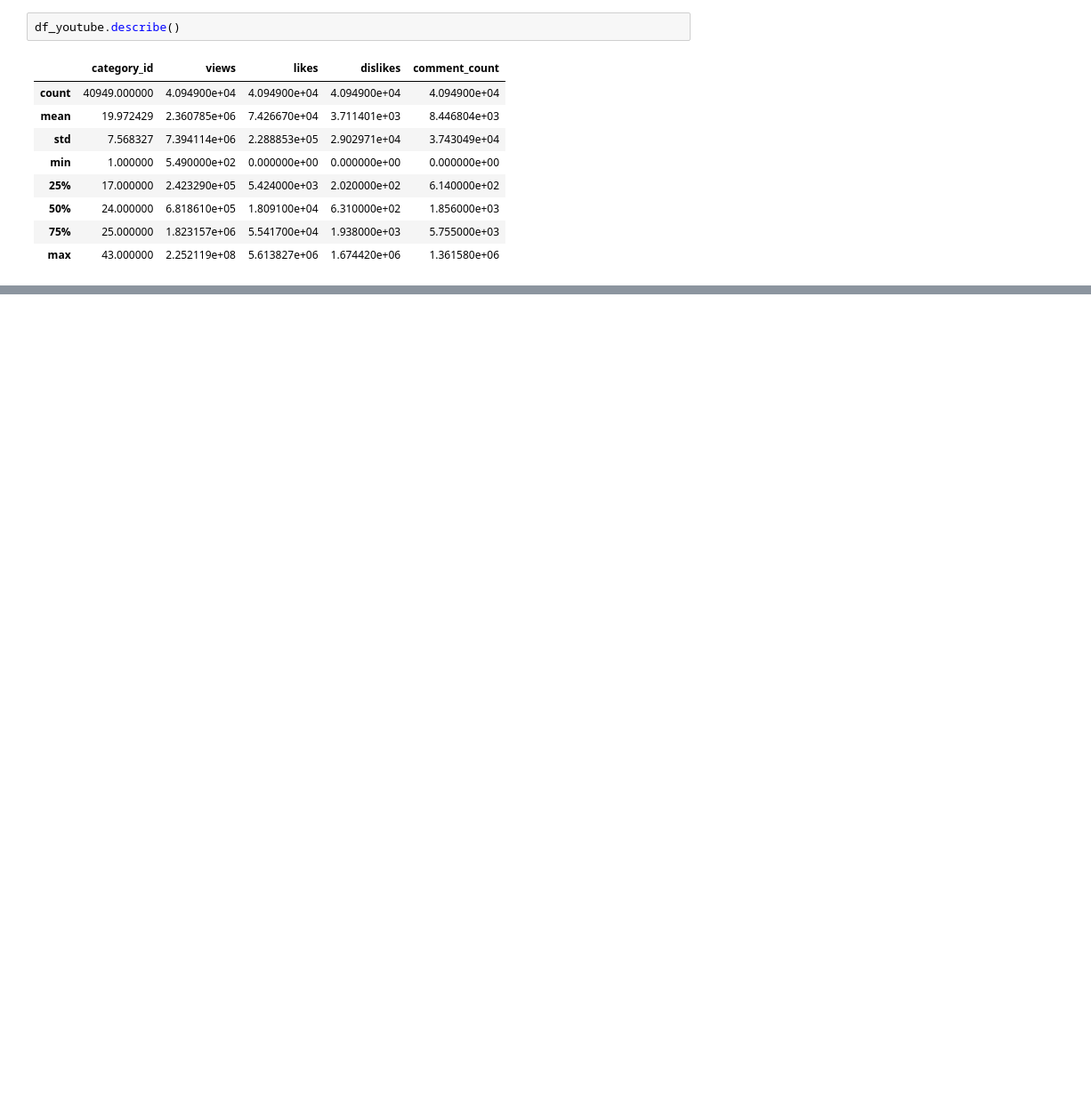
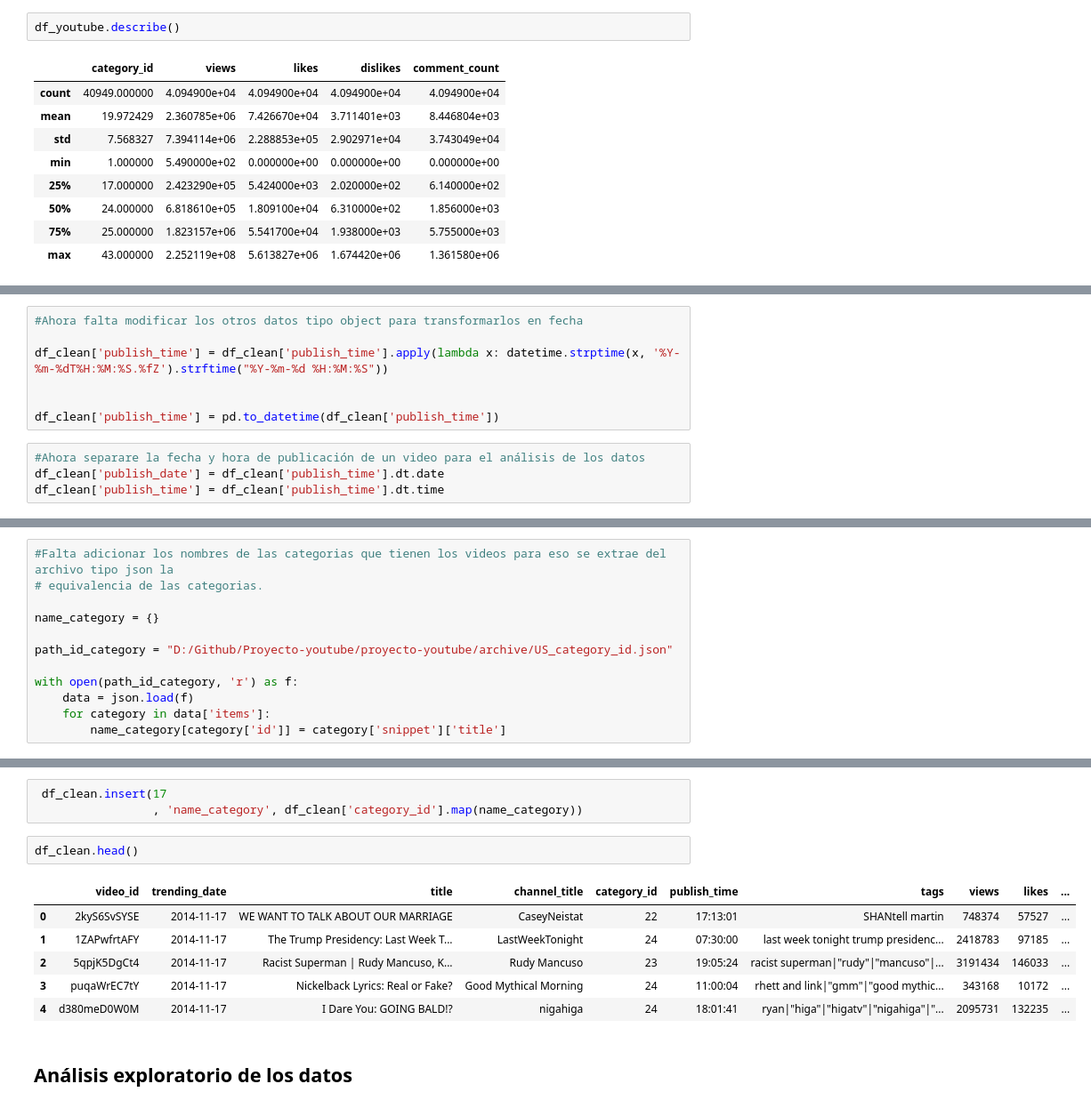
Before and after one commit to lauracamilaballesteros/proyecto-youtube, a Jupyter notebook: proyecto.ipynb, the cells around one changed output, grey strips where cells are left out. Shown at 89% size. Cells and saved outputs as stored; diff of their text form; blank space fills up the shorter version.

```diff
--- a/proyecto.ipynb
+++ b/proyecto.ipynb
@@ -130,0 +200,11 @@ df_youtube.describe()
+# %%
+#Ahora falta modificar los otros datos tipo object para transformarlos en fecha
+
+df_clean['publish_time'] = df_clean['publish_time'].apply(lambda x: datetime.strptime(x, '%Y-%m-%dT%H:%M:%S.%fZ').strftime("%Y-%m-%d %H:%M:%S"))
+
+
+df_clean['publish_time'] = pd.to_datetime(df_clean['publish_time'])
+# %%
+#Ahora separare la fecha y hora de publicación de un video para el análisis de los datos
+df_clean['publish_date'] = df_clean['publish_time'].dt.date
+df_clean['publish_time'] = df_clean['publish_time'].dt.time
@@ -130,0 +217,12 @@ df_youtube.describe()
+# %%
+#Falta adicionar los nombres de las categorias que tienen los videos para eso se extrae del archivo tipo json la
+# equivalencia de las categorias.
+
+name_category = {}
+
+path_id_category = "D:/Github/Proyecto-youtube/proyecto-youtube/archive/US_category_id.json"
+
+with open(path_id_category, 'r') as f:
+    data = json.load(f)
+    for category in data['items']:
+        name_category[category['id']] = category['snippet']['title']
@@ -130,0 +250,14 @@ df_youtube.describe()
+# %%
+ df_clean.insert(17
+                 , 'name_category', df_clean['category_id'].map(name_category))
+# %%
+df_clean.head()
+# %% [output]
+|  | video_id | trending_date | title | channel_title | category_id | publish_time | tags | views | likes | ... |
+| 0 | 2kyS6SvSYSE | 2014-11-17 | WE WANT TO TALK ABOUT OUR MARRIAGE | CaseyNeistat | 22 | 17:13:01 | SHANtell martin | 748374 | 57527 | ... |
+| 1 | 1ZAPwfrtAFY | 2014-11-17 | The Trump Presidency: Last Week T... | LastWeekTonight | 24 | 07:30:00 | last week tonight trump presidenc... | 2418783 | 97185 | ... |
+| 2 | 5qpjK5DgCt4 | 2014-11-17 | Racist Superman | Rudy Mancuso, K... | Rudy Mancuso | 23 | 19:05:24 | racist superman|"rudy"|"mancuso"|... | 3191434 | 146033 | ... |
+| 3 | puqaWrEC7tY | 2014-11-17 | Nickelback Lyrics: Real or Fake? | Good Mythical Morning | 24 | 11:00:04 | rhett and link|"gmm"|"good mythic... | 343168 | 10172 | ... |
+| 4 | d380meD0W0M | 2014-11-17 | I Dare You: GOING BALD!? | nigahiga | 24 | 18:01:41 | ryan|"higa"|"higatv"|"nigahiga"|"... | 2095731 | 132235 | ... |
+# %% [markdown]
+## **Análisis exploratorio de los datos**
```
Also changed, not shown: parts of 14 cells of this notebook.
